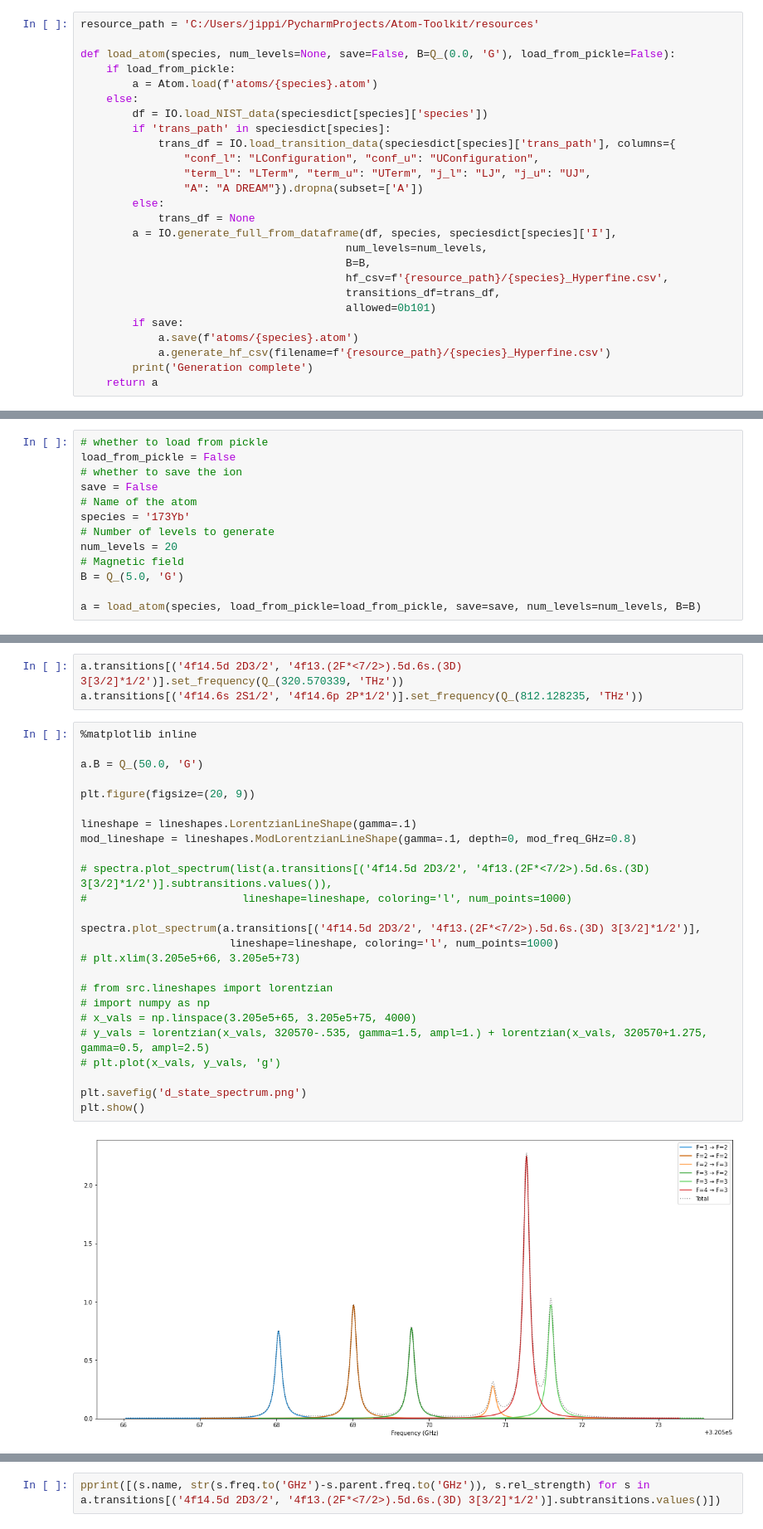
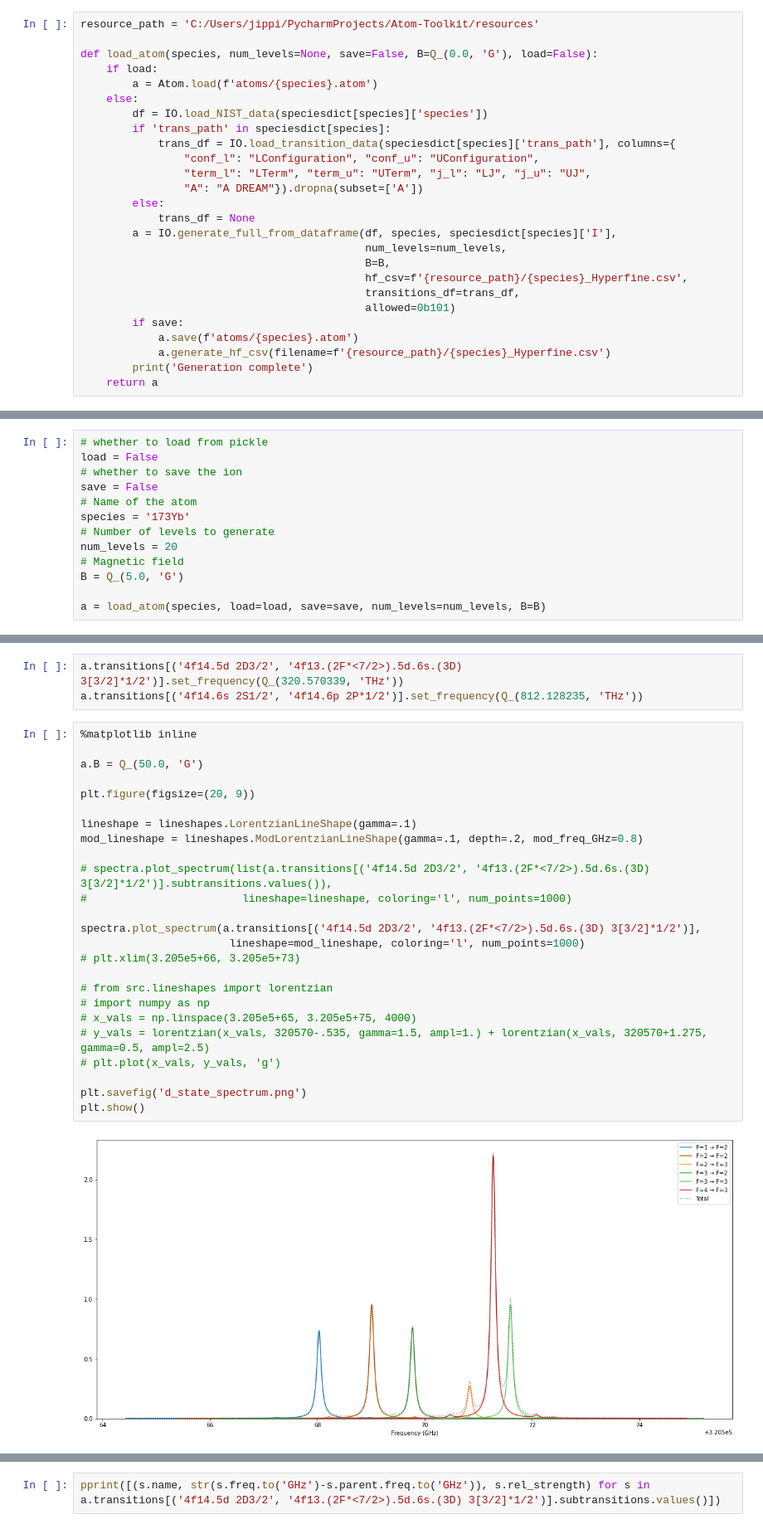
Before and after one commit to thomasdellaert/Atom-Toolkit, a Jupyter notebook: dstate.ipynb, the cells around one changed output, grey strips where cells are left out. Shown: that part at 83% size. Saved outputs shown, nothing was run; the diff lists cells and outputs as text.

```diff
--- a/dstate.ipynb
+++ b/dstate.ipynb
@@ -10,8 +10,8 @@ import numpy as np
 # %%
 resource_path = 'C:/Users/jippi/PycharmProjects/Atom-Toolkit/resources'
 
-def load_atom(species, num_levels=None, save=False, B=Q_(0.0, 'G'), load_from_pickle=False):
-    if load_from_pickle:
+def load_atom(species, num_levels=None, save=False, B=Q_(0.0, 'G'), load=False):
+    if load:
         a = Atom.load(f'atoms/{species}.atom')
     else:
         df = IO.load_NIST_data(speciesdict[species]['species'])
@@ -23,11 +23,11 @@ def load_atom(species, num_levels=None, save=False, B=Q_(0.0, 'G'), load_from_pi
         else:
             trans_df = None
         a = IO.generate_full_from_dataframe(df, species, speciesdict[species]['I'],
-                                         num_levels=num_levels,
-                                         B=B,
-                                         hf_csv=f'{resource_path}/{species}_Hyperfine.csv',
-                                         transitions_df=trans_df,
-                                         allowed=0b101)
+                                            num_levels=num_levels,
+                                            B=B,
+                                            hf_csv=f'{resource_path}/{species}_Hyperfine.csv',
+                                            transitions_df=trans_df,
+                                            allowed=0b101)
         if save:
             a.save(f'atoms/{species}.atom')
             a.generate_hf_csv(filename=f'{resource_path}/{species}_Hyperfine.csv')
@@ -45,7 +45,7 @@ speciesdict = {
 }
 # %%
 # whether to load from pickle
-load_from_pickle = False
+load = False
 # whether to save the ion
 save = False
 # Name of the atom
@@ -55,7 +55,7 @@ num_levels = 20
 # Magnetic field
 B = Q_(5.0, 'G')
 
-a = load_atom(species, load_from_pickle=load_from_pickle, save=save, num_levels=num_levels, B=B)
+a = load_atom(species, load=load, save=save, num_levels=num_levels, B=B)
 # %% [output]
 adding level 4f13.(2F*<7/2>).5d.6s.(3D) 3[9/2]*7/2
 adding transition 4f14.5d 2D3/2 → 4f14.6p 2P*1/2
@@ -67,30 +67,30 @@ a.transitions[('4f14.6s 2S1/2', '4f14.6p 2P*1/2')].set_frequency(Q_(812.128235,
 # %%
 %matplotlib inline
 
 a.B = Q_(50.0, 'G')
 
 plt.figure(figsize=(20, 9))
 
 lineshape = lineshapes.LorentzianLineShape(gamma=.1)
-mod_lineshape = lineshapes.ModLorentzianLineShape(gamma=.1, depth=0, mod_freq_GHz=0.8)
+mod_lineshape = lineshapes.ModLorentzianLineShape(gamma=.1, depth=.2, mod_freq_GHz=0.8)
 
 # spectra.plot_spectrum(list(a.transitions[('4f14.5d 2D3/2', '4f13.(2F*<7/2>).5d.6s.(3D) 3[3/2]*1/2')].subtransitions.values()),
 #                        lineshape=lineshape, coloring='l', num_points=1000)
 
 spectra.plot_spectrum(a.transitions[('4f14.5d 2D3/2', '4f13.(2F*<7/2>).5d.6s.(3D) 3[3/2]*1/2')],
-                       lineshape=lineshape, coloring='l', num_points=1000)
+                       lineshape=mod_lineshape, coloring='l', num_points=1000)
 # plt.xlim(3.205e5+66, 3.205e5+73)
 
 # from src.lineshapes import lorentzian
 # import numpy as np
 # x_vals = np.linspace(3.205e5+65, 3.205e5+75, 4000)
 # y_vals = lorentzian(x_vals, 320570-.535, gamma=1.5, ampl=1.) + lorentzian(x_vals, 320570+1.275, gamma=0.5, ampl=2.5)
 # plt.plot(x_vals, y_vals, 'g')
 
 plt.savefig('d_state_spectrum.png')
 plt.show()
 # %% [output]
-[figure, old version]
+[figure, new version]
 # %%
 %matplotlib inline
 
```
Also changed, not shown: parts of 1 cell of this notebook, 7 other files.
